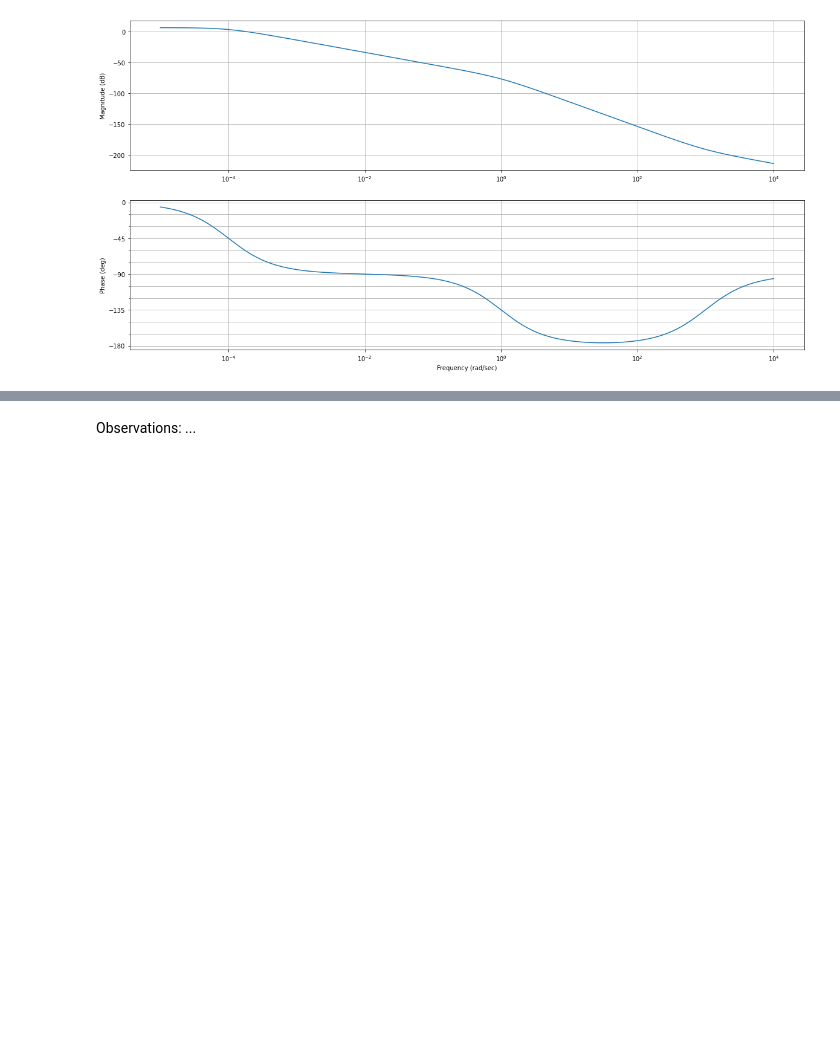
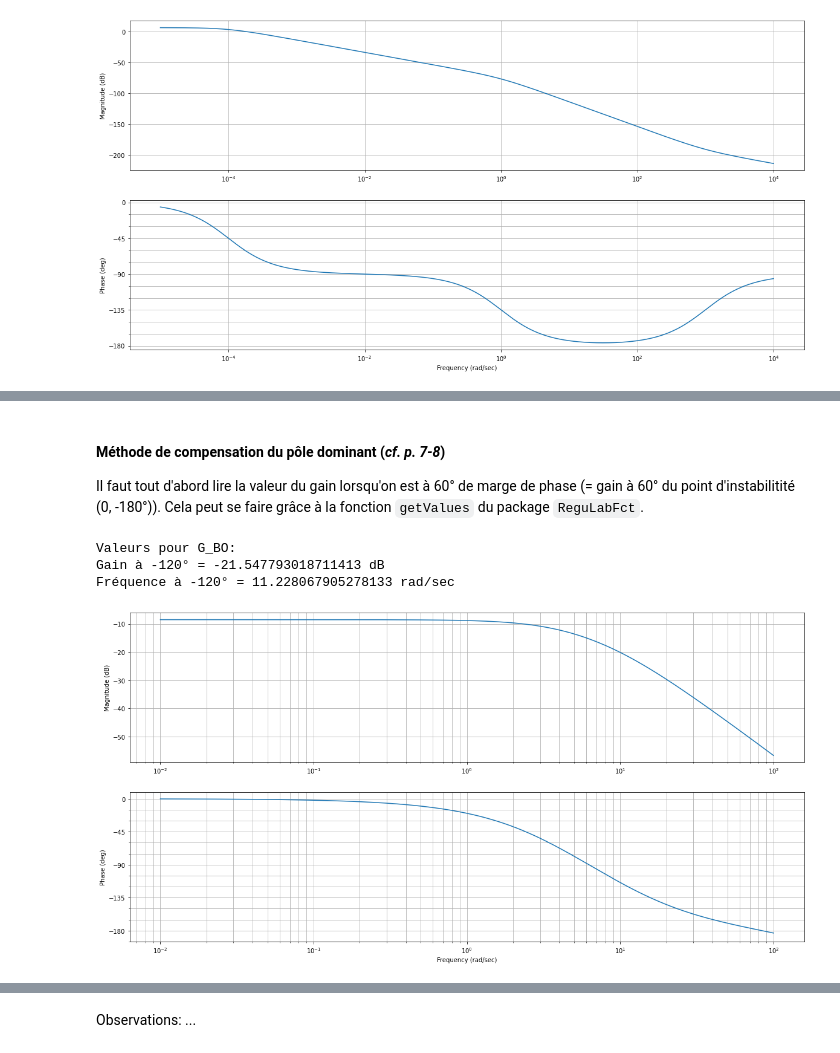
Before and after one commit to AlbanVl/ReguLaboGramme, a Jupyter notebook: _sources/regu/LaboSeance5.ipynb, the cells around one changed output, grey strips where cells are left out. Cells and saved outputs as stored; diff of their text form; code cells hidden in the pictures; blank space fills up the shorter version.

```diff
--- a/_sources/regu/LaboSeance5.ipynb
+++ b/_sources/regu/LaboSeance5.ipynb
@@ -484,0 +530,14 @@ Tracez également les 2 réponses indicielles.
+# %% [markdown]
+#### Méthode de compensation du pôle dominant (*cf. p. 7-8*)
+
+Il faut tout d'abord lire la valeur du gain lorsqu'on est à 60° de marge de phase (= gain à 60° du point d'instabilitité (0, -180°)). Cela peut se faire grâce à la fonction `getValues` du package `ReguLabFct`.
+# %%
+# Lecture phase
+fig = plt.figure("Bode G_BO", figsize=(20,10))
+print("Valeurs pour G_BO:")
+mag, w = rlf.getValues(G, -180+60, NameOfFigure="Bode G_BO")
+# %% [output]
+Valeurs pour G_BO:
+Gain à -120° = -21.547793018711413 dB
+Fréquence à -120° = 11.228067905278133 rad/sec
+[figure, added]
```
Also changed, not shown: parts of 23 cells of this notebook, 18 other files.
